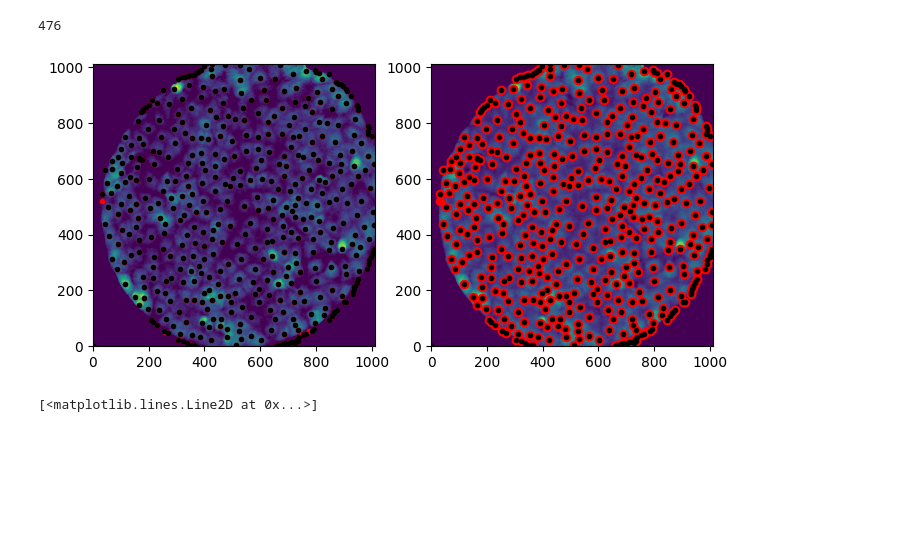
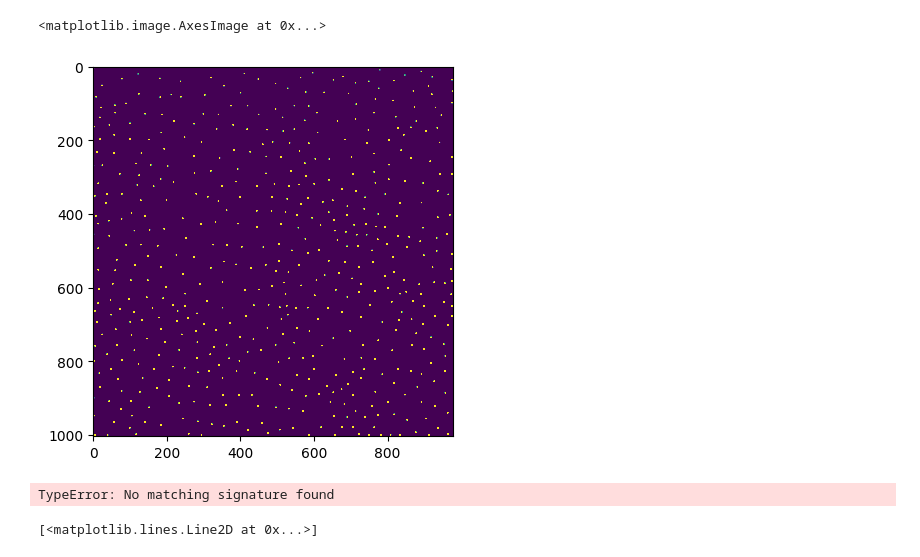
Before and after one commit to siljabl/MDCK_QPI, a Jupyter notebook: test_cell_segmentation.ipynb, the cells around one changed output. Cells and saved outputs as stored; diff of their text form; code cells hidden in the pictures; blank space fills up the shorter version.

Commit message:
fixed cell segmentation

```diff
--- a/test_cell_segmentation.ipynb
+++ b/test_cell_segmentation.ipynb
@@ -84,6 +95,13 @@ print(len(pos_idx))
+# %%
+seeds   = generate_seed_mask(pos_idx, n_gauss.shape)
+np.array(seeds, dtype=np.int16)
+plt.imshow(seeds, vmax=1)
+# %% [output]
+<matplotlib.image.AxesImage at 0x...>
+[figure, added]
 # %%
 n_gauss = smoothen_normalize_im(im[idx], 5, 10, fig=False)
-areas, edges = get_cell_aretmp_new = tmp_df[tmp_df.A*pix_to_um[0]**2 >= 100]as(-n_gauss, pos_idx, im[idx], clear_edge=False)
+areas, edges = get_cell_areas(-n_gauss, pos_idx, im[idx], clear_edge=False)
 new_pos = update_pos(pos_idx, areas)
 
 fig, ax = plt.subplots(1,2, figsize=(8, 4))
@@ -96,8 +114,7 @@ ax[1].plot(*pos_idx.T, 'ro')
 ax[1].plot(*new_pos.T, 'k.')
 print(np.sum(new_pos.T[0]>0))
 # %% [output]
-476
+TypeError: No matching signature found
-[figure, removed]
 # %%
 def get_cell_areas(im, pos, h_im, clear_edge=True):
     '''
```
Also changed, not shown: parts of 5 cells of this notebook, 6 other files.
